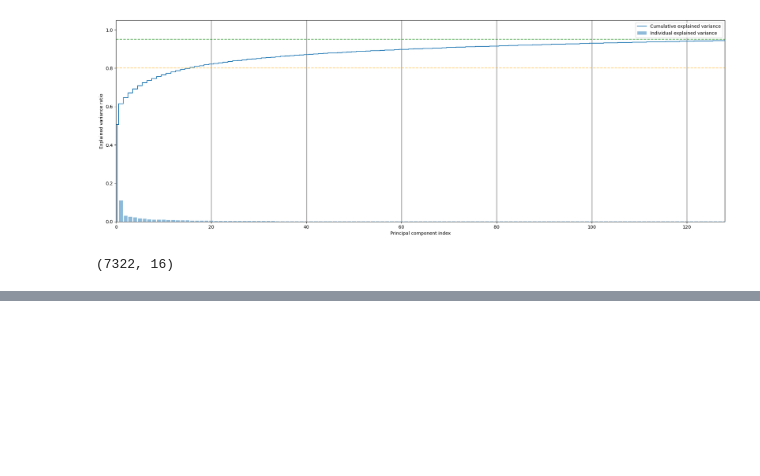
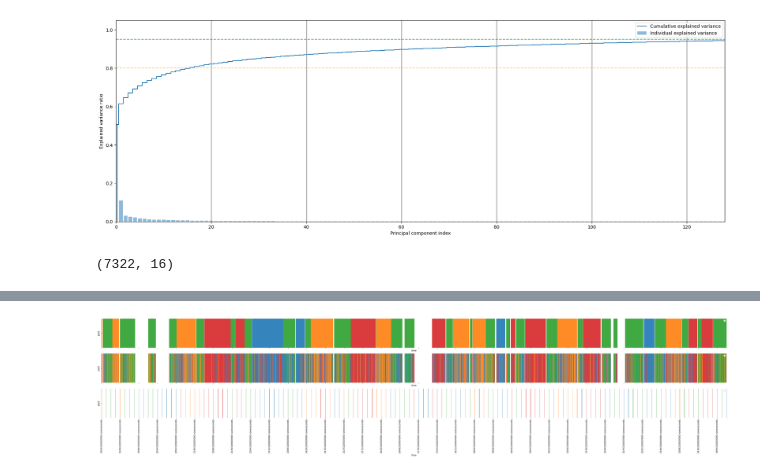
Before and after one commit to jonnor/machinehearing, a Jupyter notebook: handson/audio-embedding/Segmentation.ipynb, the cells around one changed output, grey strips where cells are left out. Drawn from its saved outputs; the diff is of its cells as text; code cells hidden in the pictures; blank space fills up the shorter version.

```diff
--- a/handson/audio-embedding/Segmentation.ipynb
+++ b/handson/audio-embedding/Segmentation.ipynb
@@ -118,0 +281,7 @@ fig.tight_layout()
+# %%
+from sklearn.preprocessing import LabelEncoder
+enc = LabelEncoder()
+
+pred = estimator.predict(X_test)
+pred = pandas.Series(pred, index=test_data.index, name='label').to_frame()
+pred
@@ -118,0 +346,4 @@ fig.tight_layout()
+# %%
+llp = ll.values.argmax(axis=1)
+
+ll.shape, llp.shape
@@ -118,0 +352,3 @@ fig.tight_layout()
+# %%
+class_map_idx = dict(zip(range(0, 4), estimator.classes_))
+class_map_idx
@@ -118,0 +357,3 @@ fig.tight_layout()
+# %%
+smooth = pandas.Series(llp, index=ll.index).replace(class_map_idx)
+smooth
@@ -118,0 +374,35 @@ fig.tight_layout()
+# %%
+
+def plot_mapping(ax, labeled, palette = 'tab10'):
+
+    colors = seaborn.color_palette(palette)
+    colors = colors[0:labeled.nunique()]
+
+    # TODO: support categorical names for labels, not just indices
+    enc = LabelEncoder()
+    labeled = pandas.Series(enc.fit_transform(labeled), index=labeled.index)
+
+    # handle holes in the input data
+    hop_duration = 0.480
+    full_times = numpy.arange(labeled.index.min(), labeled.index.max(), hop_duration)
+    full = pandas.DataFrame({ 'time': pandas.to_timedelta(full_times, unit='s'), 'pred': None }).set_index('time')
+    df = labeled.copy()
+    df.index = pandas.to_timedelta(df.index, unit='s')
+    full['pred'] = df
+
+
+    df = full.T
+    seaborn.heatmap(df, ax=ax, cmap=colors, xticklabels=100, cbar=False, alpha=0.9)
+
+    # FIXME: add a legend with labels
+    labels = enc.inverse_transform(range(len(colors)))
+    ax.legend(labels=labels)
+
+
+fig, (ref_ax, pred_ax, smooth_ax)  = plt.subplots(3, figsize=(50, 8), sharex=True)
+
+plot_mapping(ref_ax, test_data['label'])
+plot_mapping(pred_ax, pred['label'])
+plot_mapping(smooth_ax, smooth)
+# %% [output]
+[figure, added]
```
Also changed, not shown: parts of 19 cells of this notebook.
